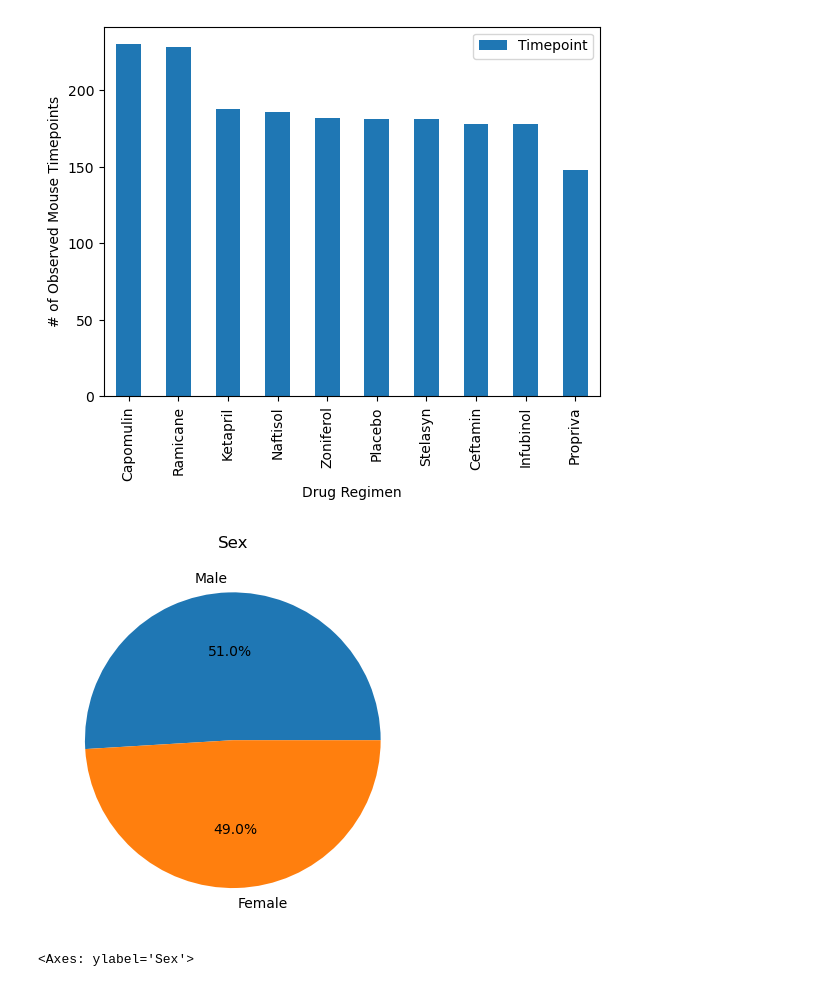
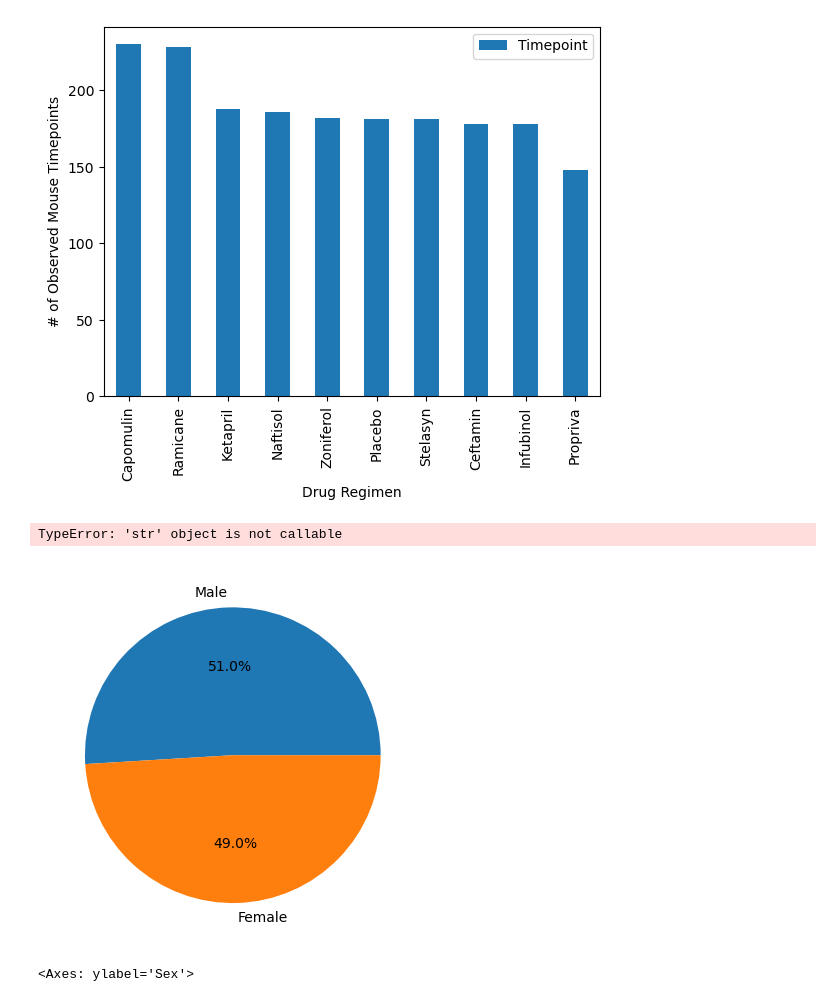
Before and after one commit to Andreanimako/Data-visuallisation-challenge, a Jupyter notebook: pymaceuticals_starter.ipynb, the cells around one changed output. Saved outputs shown, nothing was run; the diff lists cells and outputs as text; code cells hidden in the pictures.

Commit message:
plots done

```diff
--- a/pymaceuticals_starter.ipynb
+++ b/pymaceuticals_starter.ipynb
@@ -167,13 +171,14 @@ mouse_timepoints.plot(kind = "bar", ylabel = "# of Observed Mouse Timepoints")
 # %%
 # Generate a pie plot showing the distribution of female versus male mice using Pandas
 
 sizes= cleaned_study["Sex"].value_counts()
 labels = ["Male", "Female"]
 plt.pie(sizes,labels= labels,autopct="%1.1f%%")
-plt.title("Sex")
+plt.ylabel("Sex")
 plt.show()
 # %% [output]
+TypeError: 'str' object is not callable
-[figure, old version]
+[figure, new version]
 # %%
 # Generate a pie plot showing the distribution of female versus male mice using pyplot
 
```
Also changed, not shown: parts of 6 cells of this notebook.
